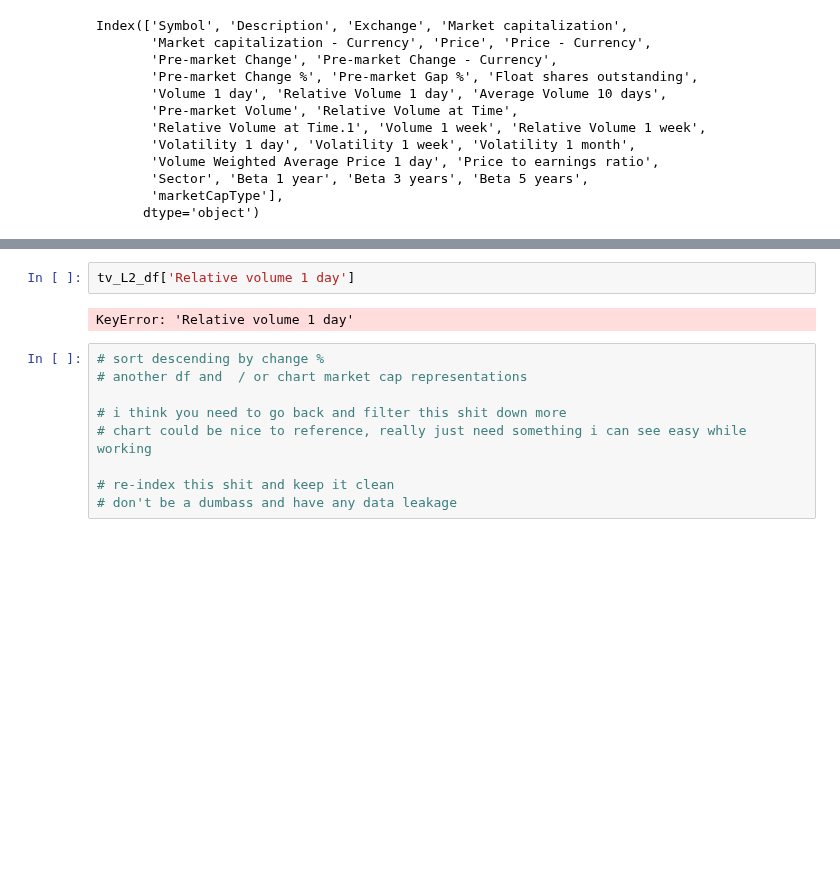
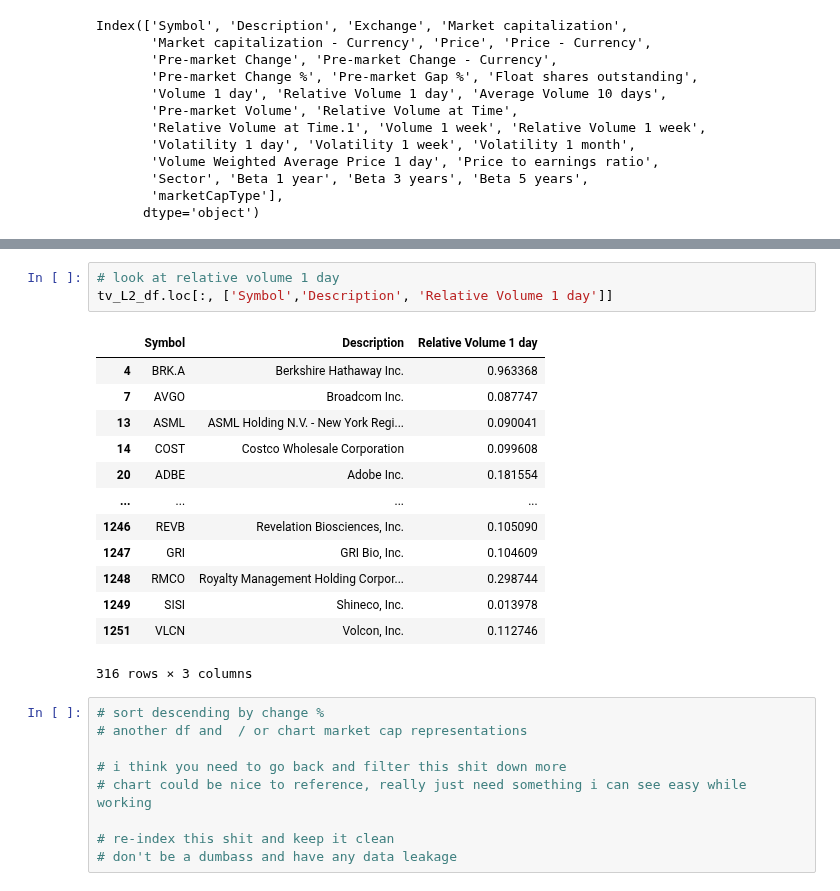
Before and after one commit to sudz4/dark-trader, a Jupyter notebook: stock_screener_TV.ipynb, the cells around one changed output, grey strips where cells are left out. Saved outputs shown, nothing was run; the diff lists cells and outputs as text; blank space fills up the shorter version.

```diff
--- a/stock_screener_TV.ipynb
+++ b/stock_screener_TV.ipynb
@@ -377,7 +370,20 @@ tv_L2_df.head(2)
-# %%
-tv_L2_df['Relative volume 1 day']
-# %% [output]
-KeyError: 'Relative volume 1 day'
+# %%
+# look at relative volume 1 day
+tv_L2_df.loc[:, ['Symbol','Description', 'Relative Volume 1 day']]
+# %% [output]
+|  | Symbol | Description | Relative Volume 1 day |
+| 4 | BRK.A | Berkshire Hathaway Inc. | 0.963368 |
+| 7 | AVGO | Broadcom Inc. | 0.087747 |
+| 13 | ASML | ASML Holding N.V. - New York Regi... | 0.090041 |
+| 14 | COST | Costco Wholesale Corporation | 0.099608 |
+| 20 | ADBE | Adobe Inc. | 0.181554 |
+| ... | ... | ... | ... |
+| 1246 | REVB | Revelation Biosciences, Inc. | 0.105090 |
+| 1247 | GRI | GRI Bio, Inc. | 0.104609 |
+| 1248 | RMCO | Royalty Management Holding Corpor... | 0.298744 |
+| 1249 | SISI | Shineco, Inc. | 0.013978 |
+| 1251 | VLCN | Volcon, Inc. | 0.112746 |
+316 rows × 3 columns
 # %%
 # sort descending by change %
 # another df and  / or chart market cap representations
```
Also changed, not shown: parts of 2 cells of this notebook.
